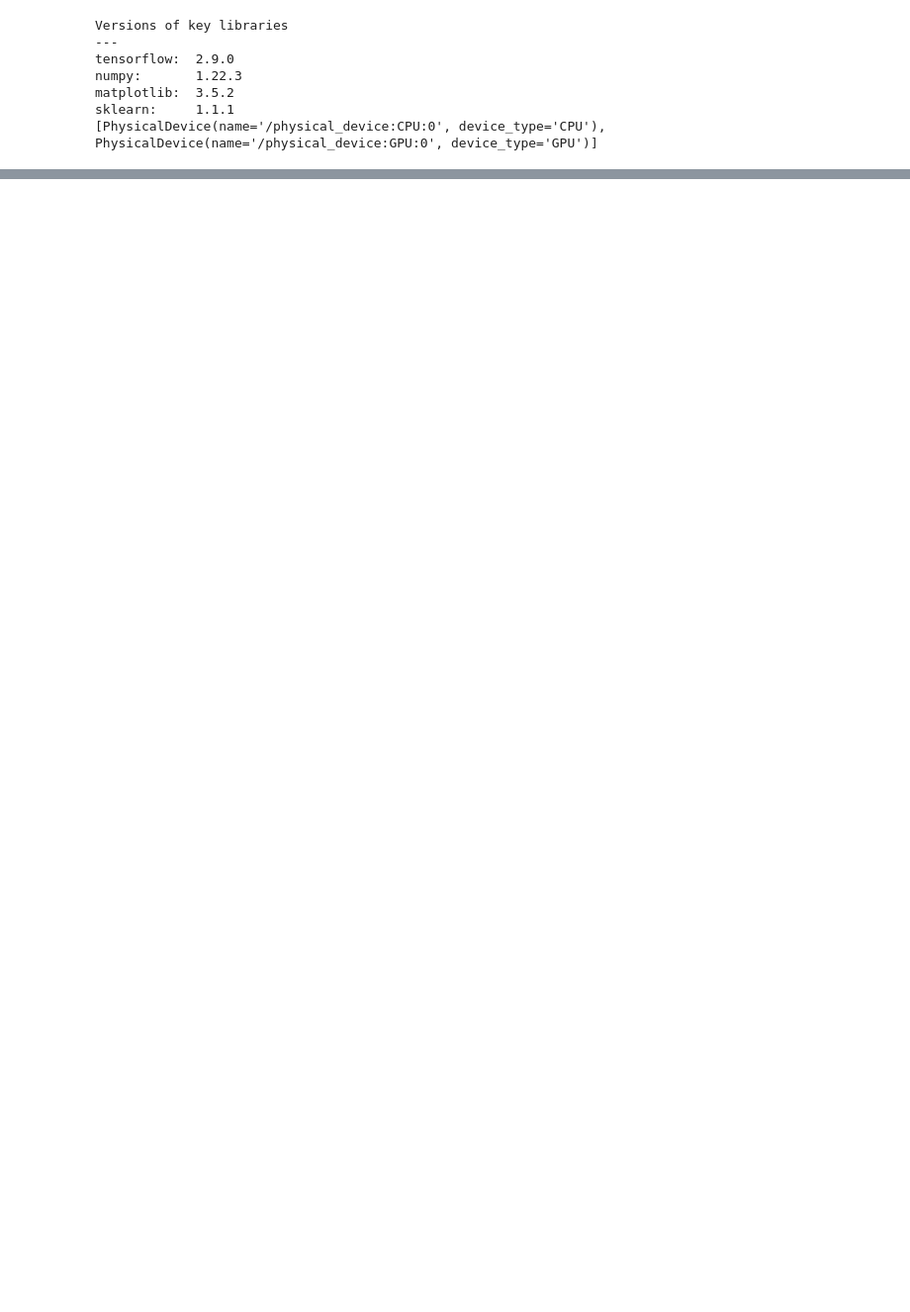
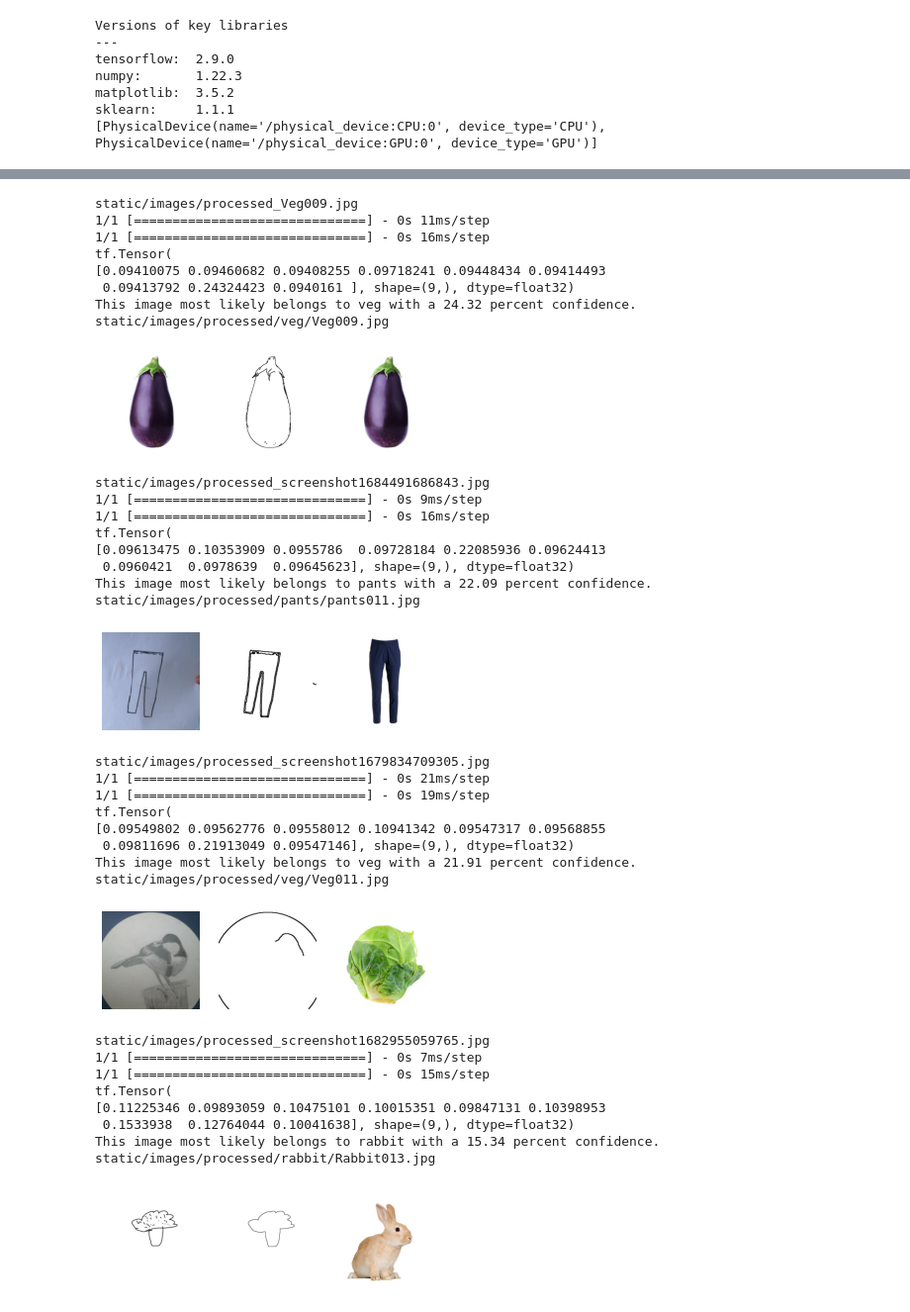
Before and after one commit to ISS-MTECH-IS-Project/IntelligentSensingSystemProject, a Jupyter notebook: SystemCode/training_general_tensor-validate.ipynb, the cells around one changed output, grey strips where cells are left out. Shown: that part at 99% size. Drawn from its saved outputs; the diff is of its cells as text; code cells hidden in the pictures; blank space fills up the shorter version.

```diff
--- a/SystemCode/training_general_tensor-validate.ipynb
+++ b/SystemCode/training_general_tensor-validate.ipynb
@@ -431,7 +72,0 @@ wrong_pred
-# %%
-for i in range(5):
-    filename = wrong_pred.file[i]
-    ax = plt.subplot(2, 3, i + 1)
-    img = process_image(filename)[0]
-    plt.imshow(img)
-    plt.axis("off")
@@ -439,0 +300,73 @@ KeyError: 0
+# %%
+# data
+testImages = ["Veg009.jpg",
+              "screenshot1684491686843.jpg",
+              "screenshot1679834709305.jpg",
+              "screenshot1682955059765.jpg",
+              "screenshot1682955117560.jpg",
+              "drawingCat001.jpg",
+              "screenshot1680367782385.jpg"
+             ]
+# %%
+for i,filename in enumerate(testImages):
+    processedFile = Pic_preprocessing(filename)
+    resp = findMatch(processedFile)
+    plt.subplot(1, 3, 1)
+    img_file = UPLOAD_FOLDER+filename
+    img = tf.keras.utils.load_img(
+        img_file, target_size=None, keep_aspect_ratio=True
+    )
+    plt.imshow(img)
+    plt.axis("off")
+    plt.subplot(1, 3, 2)
+    img_file = processedFile
+    img = tf.keras.utils.load_img(
+        img_file, target_size=None, keep_aspect_ratio=True
+    )
+    plt.imshow(img)
+    plt.axis("off")
+    plt.subplot(1, 3, 3)
+    img_file = resp["result"]
+    img = tf.keras.utils.load_img(
+        img_file, target_size=None, keep_aspect_ratio=True
+    )
+    plt.imshow(img)
+    plt.axis("off")
+    plt.show()
+# %% [output]
+static/images/processed_Veg009.jpg
+1/1 [==============================] - 0s 11ms/step
+1/1 [==============================] - 0s 16ms/step
+tf.Tensor(
+[0.09410075 0.09460682 0.09408255 0.09718241 0.09448434 0.09414493
+ 0.09413792 0.24324423 0.0940161 ], shape=(9,), dtype=float32)
+This image most likely belongs to veg with a 24.32 percent confidence.
+static/images/processed/veg/Veg009.jpg
+[figure, added]
+static/images/processed_screenshot1684491686843.jpg
+1/1 [==============================] - 0s 9ms/step
+1/1 [==============================] - 0s 16ms/step
+tf.Tensor(
+[0.09613475 0.10353909 0.0955786  0.09728184 0.22085936 0.09624413
+ 0.0960421  0.0978639  0.09645623], shape=(9,), dtype=float32)
+This image most likely belongs to pants with a 22.09 percent confidence.
+static/images/processed/pants/pants011.jpg
+[figure, added]
+static/images/processed_screenshot1679834709305.jpg
+1/1 [==============================] - 0s 21ms/step
+1/1 [==============================] - 0s 19ms/step
+tf.Tensor(
+[0.09549802 0.09562776 0.09558012 0.10941342 0.09547317 0.09568855
+ 0.09811696 0.21913049 0.09547146], shape=(9,), dtype=float32)
+This image most likely belongs to veg with a 21.91 percent confidence.
+static/images/processed/veg/Veg011.jpg
+[figure, added]
+static/images/processed_screenshot1682955059765.jpg
+1/1 [==============================] - 0s 7ms/step
+1/1 [==============================] - 0s 15ms/step
+tf.Tensor(
+[0.11225346 0.09893059 0.10475101 0.10015351 0.09847131 0.10398953
+ 0.1533938  0.12764044 0.10041638], shape=(9,), dtype=float32)
+This image most likely belongs to rabbit with a 15.34 percent confidence.
+static/images/processed/rabbit/Rabbit013.jpg
+[figure, added]
```
Also changed, not shown: parts of 15 cells of this notebook, 10 other files.
